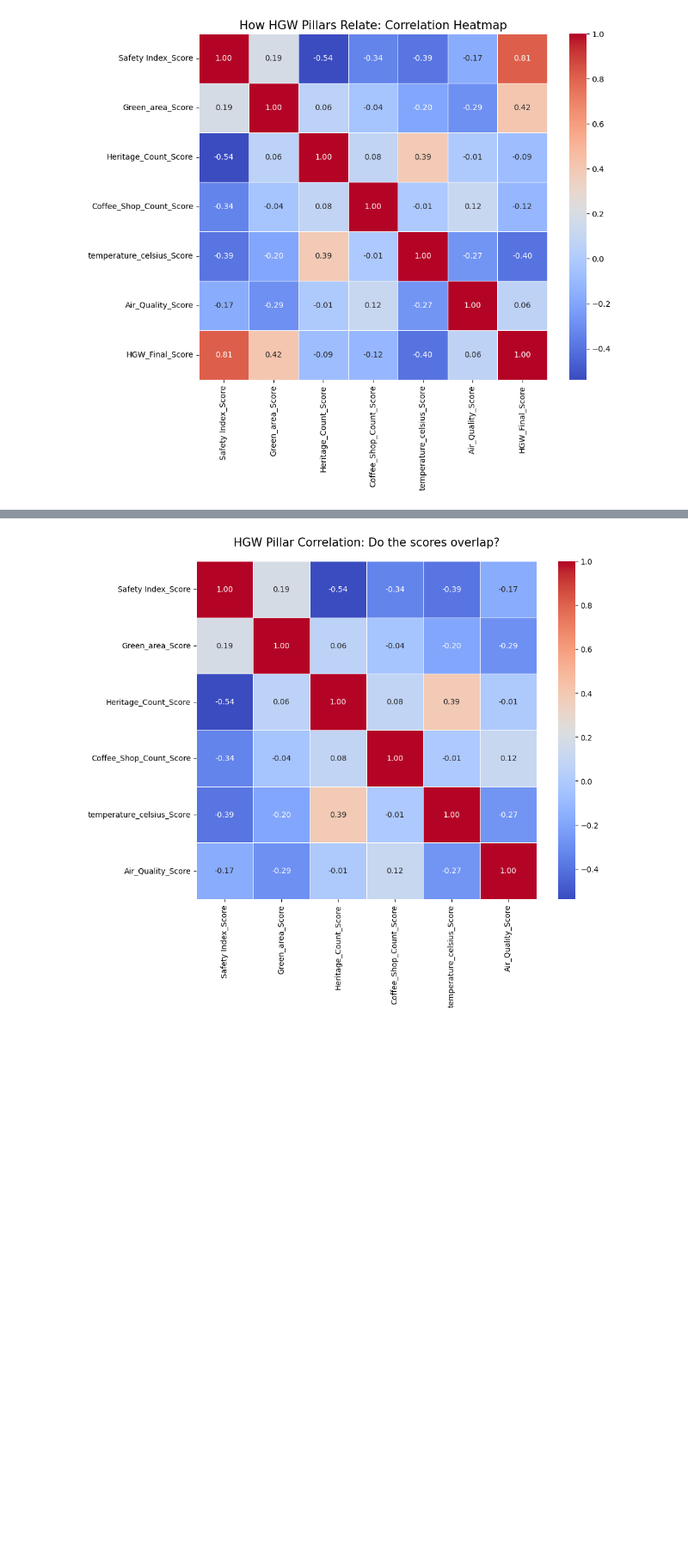
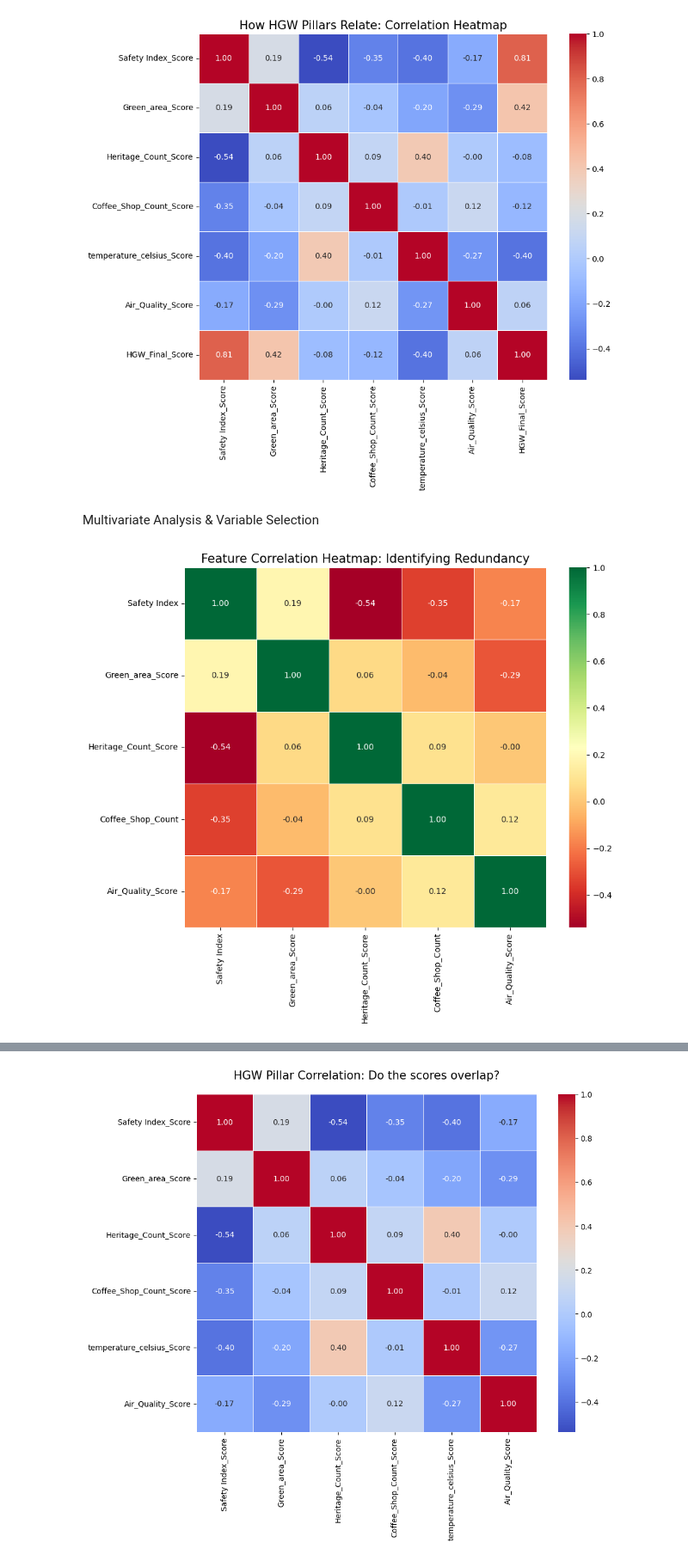
Before and after one commit to AoifeMurphy02/DAV_Specification_Index_Generation_and_Visualization, a Jupyter notebook: HGW_Index.ipynb, the cells around one changed output, grey strips where cells are left out. Shown at 86% size. Cells and saved outputs as stored; diff of their text form; code cells hidden in the pictures; blank space fills up the shorter version.

```diff
--- a/HGW_Index.ipynb
+++ b/HGW_Index.ipynb
@@ -945,0 +947,15 @@ Global Average: 14.11 shops per city.
+# %%
+
+
+#  Check for any remaining holes across the WHOLE master dataframe
+missing_report = df_europe_master.isnull().sum()
+print("Missing values before final imputation:")
+print(missing_report[missing_report > 0])
+
+# General Imputation for all numeric columns
+# This catches things like missing Weather or Safety data that weren't explicitly filled
+numeric_cols = df_europe_master.select_dtypes(include=['number']).columns
+df_europe_master[numeric_cols] = df_europe_master[numeric_cols].fillna(df_europe_master[numeric_cols].median())
+
+# Final Verification
+print(f"\nTotal missing values now: {df_europe_master.isnull().sum().sum()}")
@@ -1243,3 +1268,26 @@ plt.title('How HGW Pillars Relate: Correlation Heatmap', fontsize=15)
 plt.show()
 # %% [output]
 [figure]
+# %% [markdown]
+Multivariate Analysis & Variable Selection
+# %%
+import seaborn as sns
+import matplotlib.pyplot as plt
+
+# 1. Define the variables we are considering
+potential_features = ['Safety Index', 'Green_area_Score', 'Heritage_Count_Score', 'Coffee_Shop_Count', 'Air_Quality_Score']
+
+# 2. Generate a Correlation Matrix
+corr_matrix = df_europe_master[potential_features].corr()
+
+# 3. Plot the Heatmap
+plt.figure(figsize=(10, 8))
+sns.heatmap(corr_matrix, annot=True, cmap='RdYlGn', fmt=".2f", linewidths=0.5)
+plt.title('Feature Correlation Heatmap: Identifying Redundancy', fontsize=15)
+plt.show()
+
+# 4. Final Decision based on the Heatmap
+# Based on the results above, we keep the four pillars as they show
+# moderate correlation but each provides unique information to the index.
+# %% [output]
+[figure, added]
```
Also changed, not shown: parts of 20 cells of this notebook.
